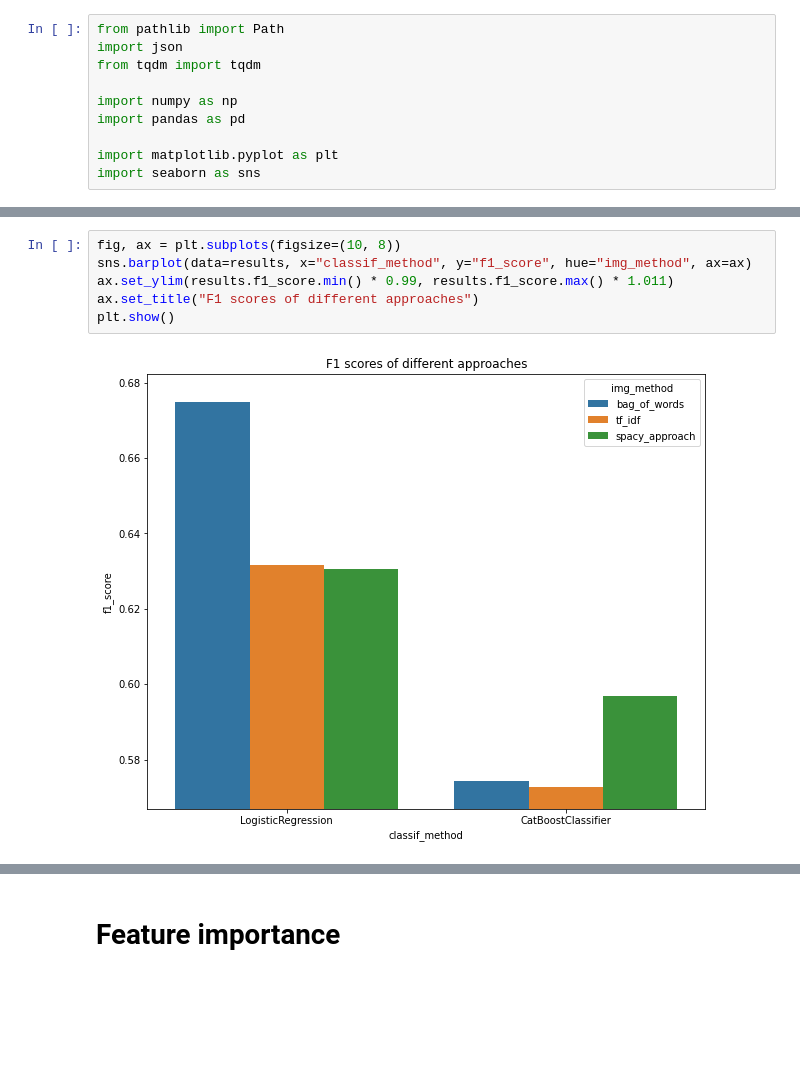
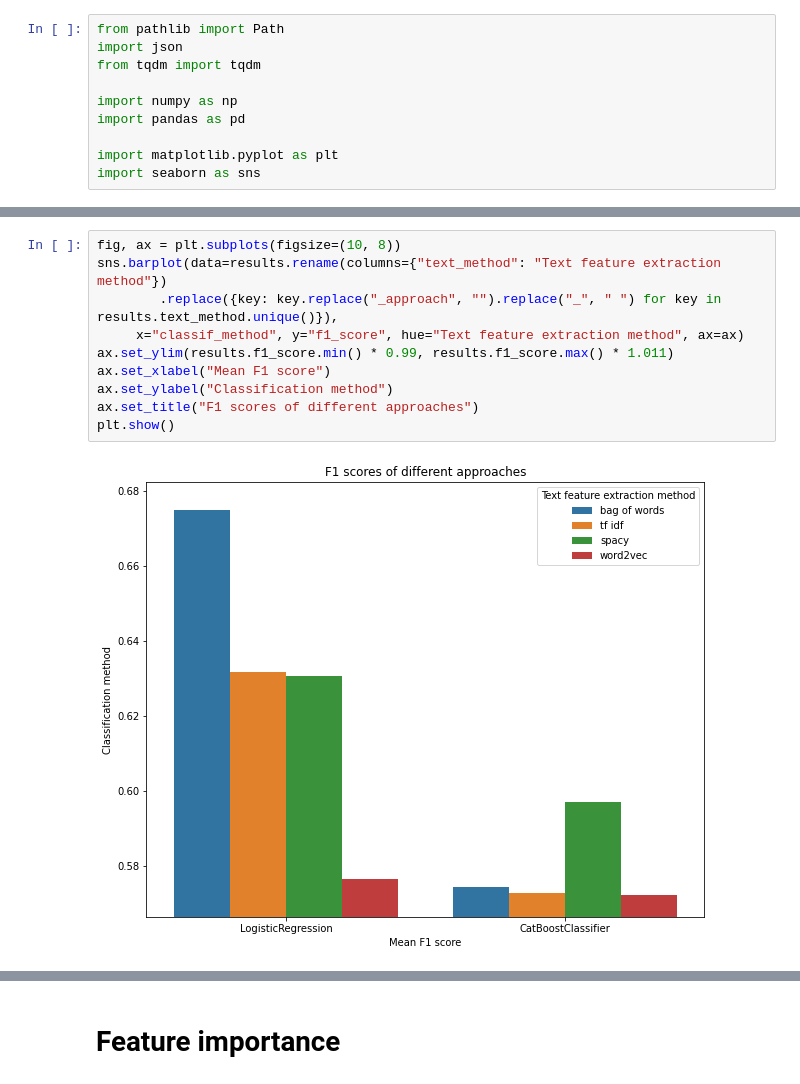
Before and after one commit to timetoai/IMDB_movie_classification, a Jupyter notebook: visualization.ipynb, the cells around one changed output, grey strips where cells are left out. Drawn from its saved outputs; the diff is of its cells as text; blank space fills up the shorter version.

```diff
--- a/visualization.ipynb
+++ b/visualization.ipynb
@@ -22,11 +24,15 @@ results
 # %%
 fig, ax = plt.subplots(figsize=(10, 8))
-sns.barplot(data=results, x="classif_method", y="f1_score", hue="img_method", ax=ax)
+sns.barplot(data=results.rename(columns={"text_method": "Text feature extraction method"})
+        .replace({key: key.replace("_approach", "").replace("_", " ") for key in results.text_method.unique()}),
+     x="classif_method", y="f1_score", hue="Text feature extraction method", ax=ax)
 ax.set_ylim(results.f1_score.min() * 0.99, results.f1_score.max() * 1.011)
+ax.set_xlabel("Mean F1 score")
+ax.set_ylabel("Classification method")
 ax.set_title("F1 scores of different approaches")
 plt.show()
 # %% [output]
-[figure, old version]
+[figure, new version]
 # %%
 data_dir = Path("data")
 embeds_dir = Path("embeddings")
```
Also changed, not shown: parts of 10 cells of this notebook, 27 other files.
